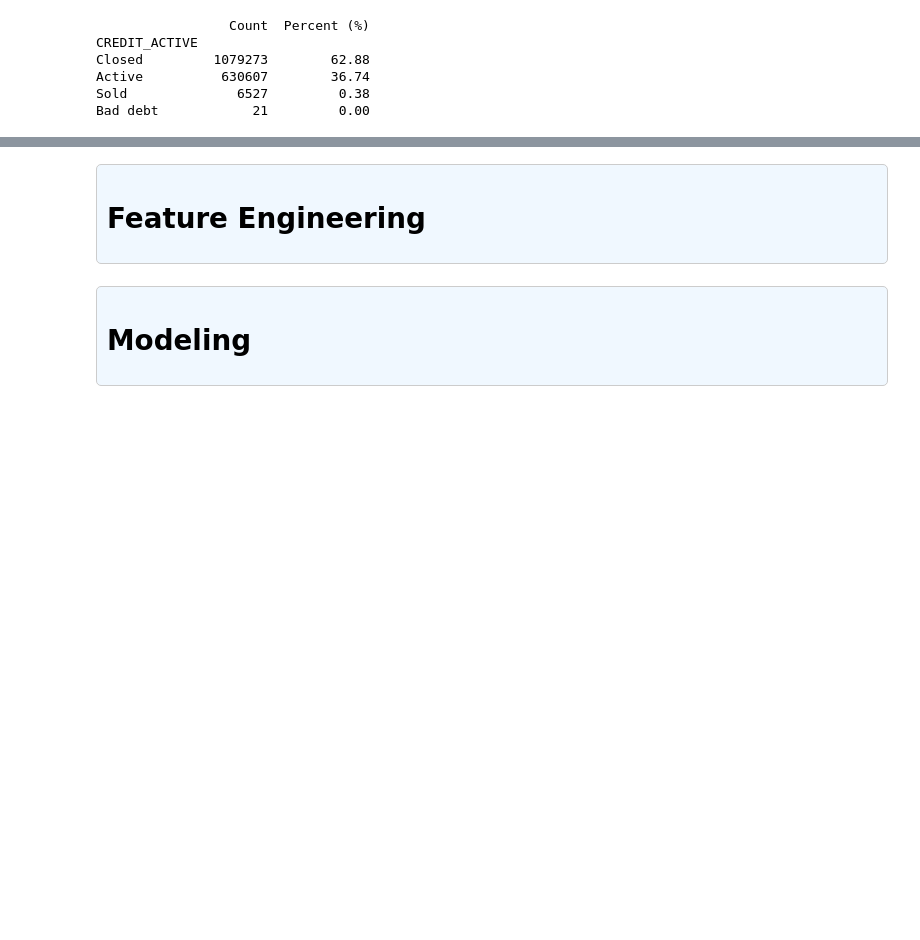
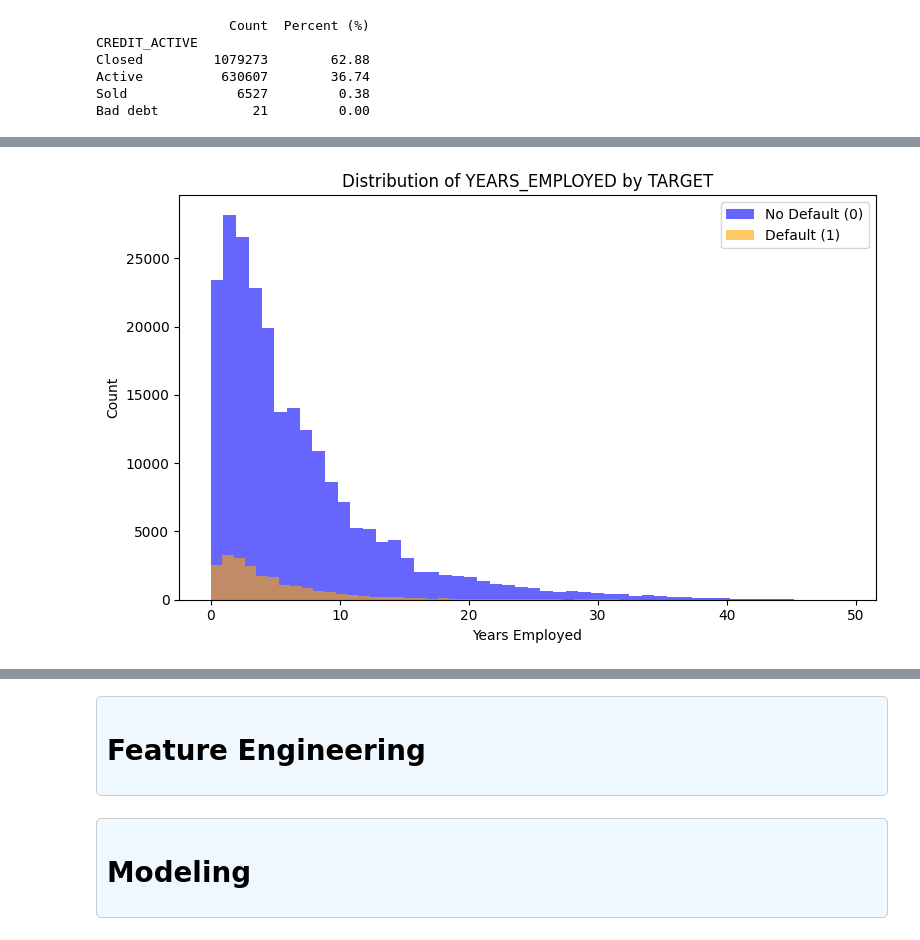
Before and after one commit to refuel-code-135/ml-supervised-classification-home-credit-risk, a Jupyter notebook: notebooks/notebook.ipynb, the cells around one changed output, grey strips where cells are left out. Saved outputs shown, nothing was run; the diff lists cells and outputs as text; code cells hidden in the pictures; blank space fills up the shorter version.

```diff
--- a/notebooks/notebook.ipynb
+++ b/notebooks/notebook.ipynb
@@ -115,0 +145,26 @@ Bad debt            21         0.00
+# %%
+plt.figure(figsize=(8, 5))
+
+# Remove placeholder value for unemployed clients (365243)
+filtered = df_application_train[df_application_train['DAYS_EMPLOYED'] != 365243].copy()
+
+# Convert to years (absolute value, rounded to 1 decimal place)
+filtered['YEARS_EMPLOYED'] = (filtered['DAYS_EMPLOYED'].abs() / 365).round(1)
+
+# Plot histogram
+filtered[filtered['TARGET'] == 0]['YEARS_EMPLOYED'].plot(
+    kind='hist', bins=50, alpha=0.6, label='No Default (0)', color='blue'
+)
+
+filtered[filtered['TARGET'] == 1]['YEARS_EMPLOYED'].plot(
+    kind='hist', bins=50, alpha=0.6, label='Default (1)', color='orange'
+)
+
+plt.title('Distribution of YEARS_EMPLOYED by TARGET')
+plt.xlabel('Years Employed')
+plt.ylabel('Count')
+plt.legend()
+plt.tight_layout()
+plt.show()
+# %% [output]
+[figure, added]
```
Also changed, not shown: parts of 13 cells of this notebook.
